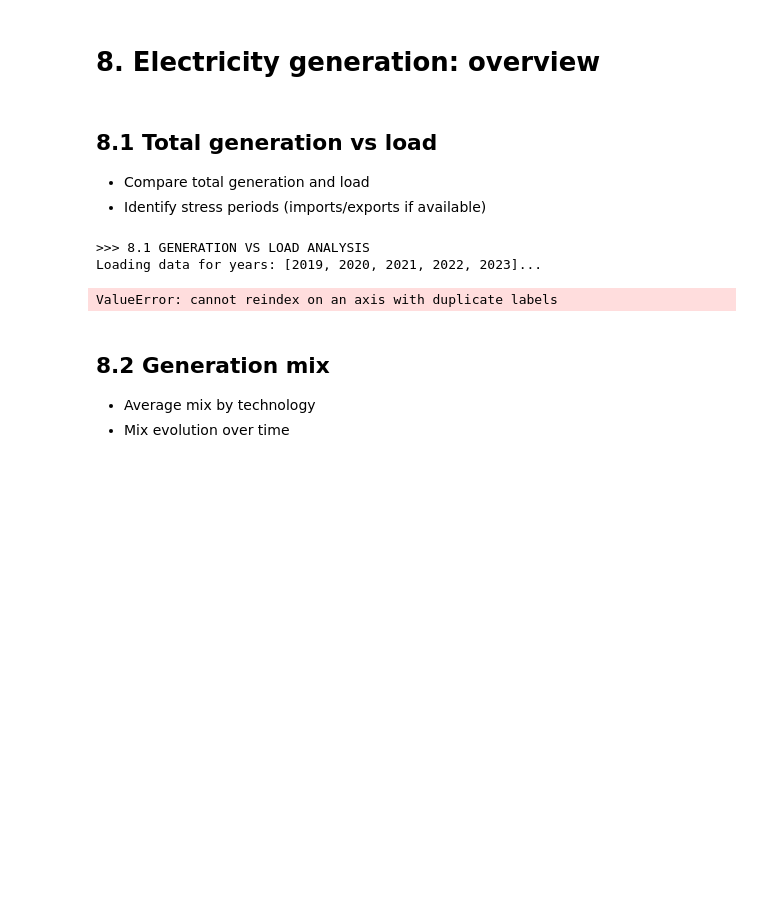
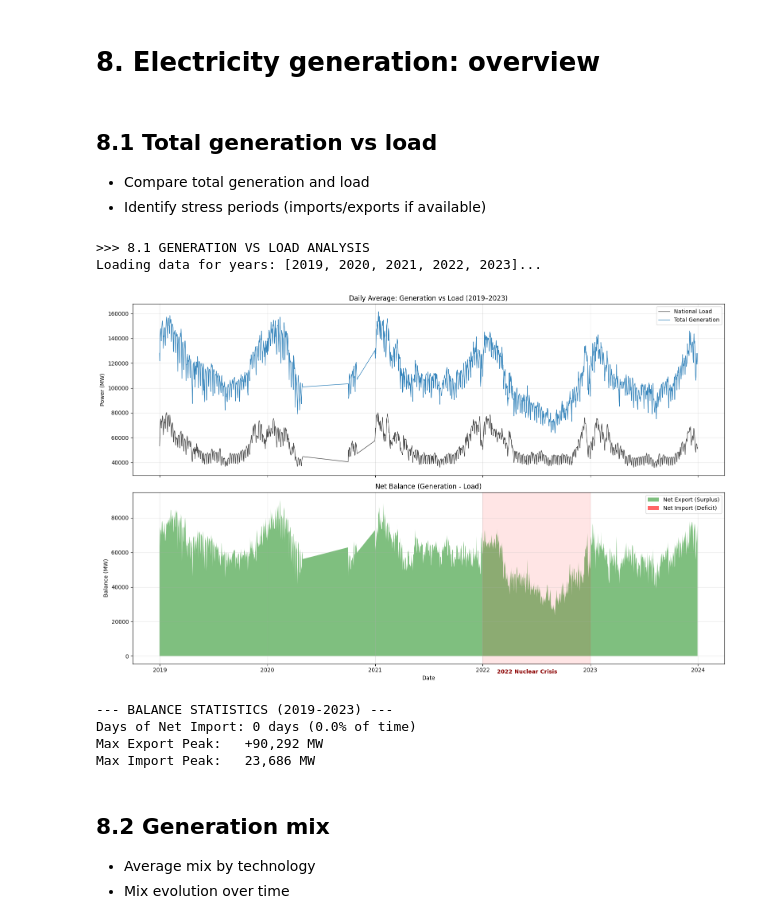
Before and after one commit to quentinbenchetrit/france-grid-stress-prediction, a Jupyter notebook: notebooks/EDA.ipynb, the cells around one changed output. Drawn from its saved outputs; the diff is of its cells as text; code cells hidden in the pictures; blank space fills up the shorter version.

```diff
--- a/notebooks/EDA.ipynb
+++ b/notebooks/EDA.ipynb
@@ -2952,6 +2975,9 @@ def analyze_generation_vs_load():
     if not conso_list: return
     df_load = pd.concat(conso_list)
 
+    # CRITICAL FIX: Deduplicate Index
+    df_load = df_load[~df_load.index.duplicated(keep='first')].sort_index()
+
     # --- 2. Load Production (Supply) ---
     prod_list = []
     for y in years:
@@ -2973,7 +2999,11 @@ def analyze_generation_vs_load():
     if not prod_list: return
     df_gen = pd.concat(prod_list)
 
+    # CRITICAL FIX: Deduplicate Index
+    df_gen = df_gen[~df_gen.index.duplicated(keep='first')].sort_index()
+
     # --- 3. Merge & Calculate Balance ---
+    # Now concatenation is safe
     df = pd.concat([df_load, df_gen], axis=1).dropna()
     df.columns = ['Load', 'Generation']
 
@@ -2998,34 +3028,38 @@ def analyze_generation_vs_load():
                      facecolor='red', alpha=0.6, interpolate=True, label='Net Import (Deficit)')
 
     # Highlight 2022 Crisis
     ax2.axvspan(pd.Timestamp('2022-01-01', tz='UTC'), pd.Timestamp('2022-12-31', tz='UTC'),
                 color='red', alpha=0.1)
     ax2.text(pd.Timestamp('2022-06-01', tz='UTC'), -10000, "2022 Nuclear Crisis", ha='center', color='darkred', fontweight='bold')
 
     ax2.set_title("Net Balance (Generation - Load)")
     ax2.set_ylabel("Balance (MW)")
     ax2.set_xlabel("Date")
     ax2.legend(loc="upper right")
     ax2.grid(True, alpha=0.3)
 
     plt.tight_layout()
     plt.show()
 
     # Stats
     imports = df[df['Balance'] < 0]
     print(f"\n--- BALANCE STATISTICS (2019-2023) ---")
     print(f"Days of Net Import: {len(imports)} days ({len(imports)/len(df):.1%} of time)")
     print(f"Max Export Peak:   +{df['Balance'].max():,.0f} MW")
     print(f"Max Import Peak:   {df['Balance'].min():,.0f} MW")
 
     del df, df_load, df_gen
     gc.collect()
 
 analyze_generation_vs_load()
 # %% [output]
 >>> 8.1 GENERATION VS LOAD ANALYSIS
 Loading data for years: [2019, 2020, 2021, 2022, 2023]...
+[figure, added]
-ValueError: cannot reindex on an axis with duplicate labels
+--- BALANCE STATISTICS (2019-2023) ---
+Days of Net Import: 0 days (0.0% of time)
+Max Export Peak:   +90,292 MW
+Max Import Peak:   23,686 MW
 # %% [markdown]
 ## 8.2 Generation mix
 
```
Also changed, not shown: parts of 3 cells of this notebook.
